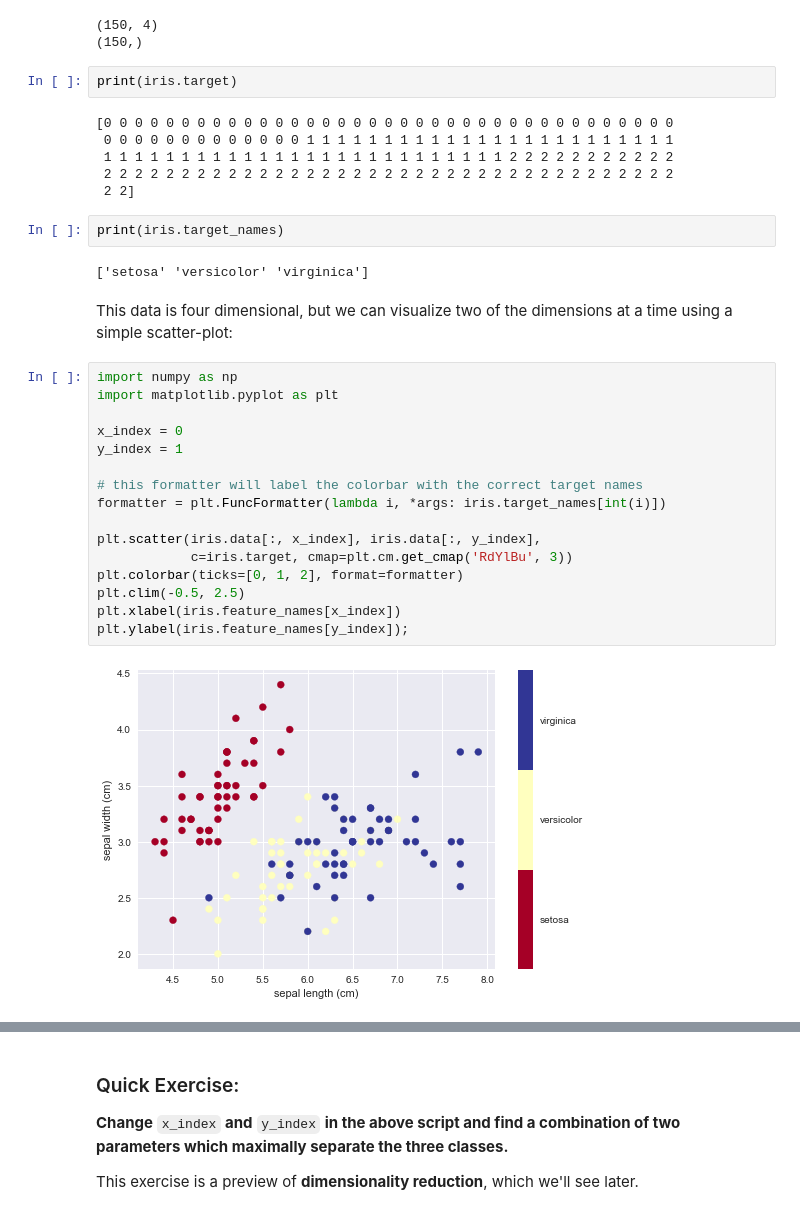
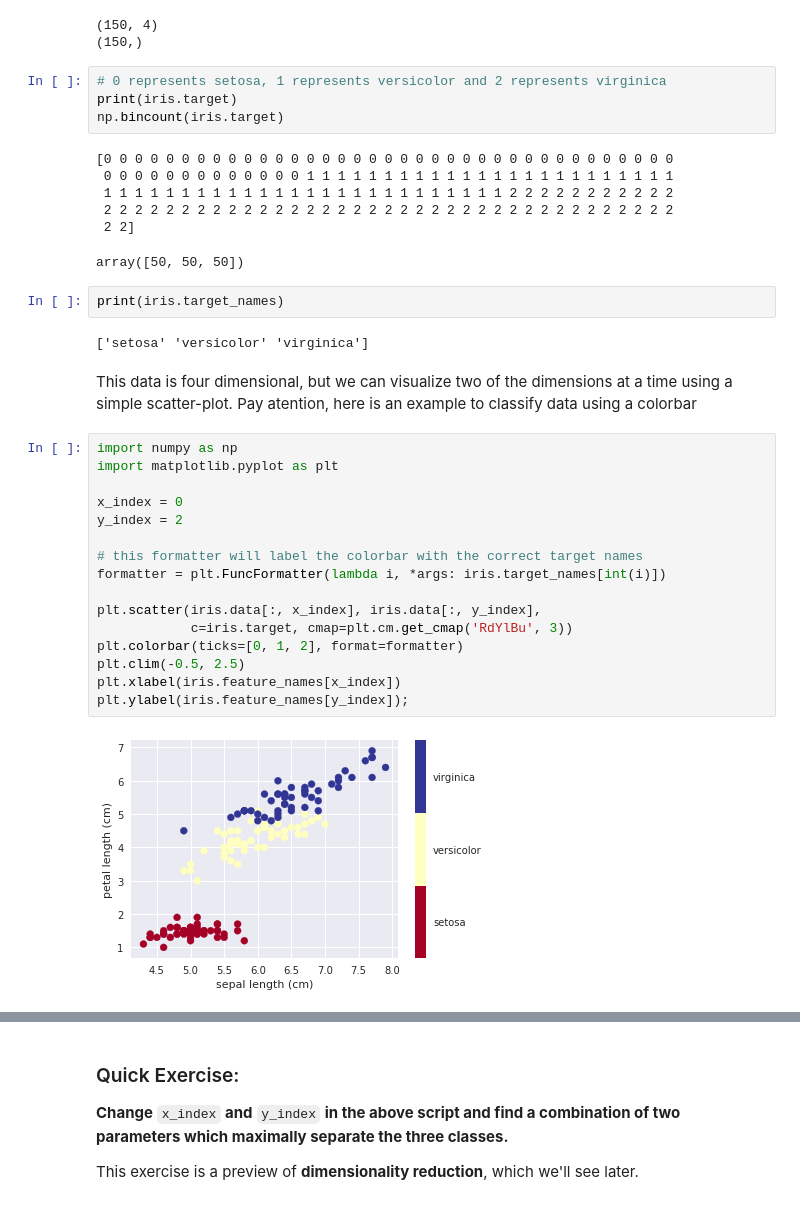
Before and after one commit to EmanuelFontelles/machineLearning, a Jupyter notebook: notebook/01-sklearn/02.1-Machine-Learning-Intro.ipynb, the cells around one changed output, grey strips where cells are left out. Drawn from its saved outputs; the diff is of its cells as text.

```diff
--- a/notebook/01-sklearn/02.1-Machine-Learning-Intro.ipynb
+++ b/notebook/01-sklearn/02.1-Machine-Learning-Intro.ipynb
@@ -179,36 +312,40 @@ print(iris.target.shape)
 # %% [output]
 (150, 4)
 (150,)
-# %%
-print(iris.target)
-# %% [output]
-[0 0 0 0 0 0 0 0 0 0 0 0 0 0 0 0 0 0 0 0 0 0 0 0 0 0 0 0 0 0 0 0 0 0 0 0 0
- 0 0 0 0 0 0 0 0 0 0 0 0 0 1 1 1 1 1 1 1 1 1 1 1 1 1 1 1 1 1 1 1 1 1 1 1 1
- 1 1 1 1 1 1 1 1 1 1 1 1 1 1 1 1 1 1 1 1 1 1 1 1 1 1 2 2 2 2 2 2 2 2 2 2 2
- 2 2 2 2 2 2 2 2 2 2 2 2 2 2 2 2 2 2 2 2 2 2 2 2 2 2 2 2 2 2 2 2 2 2 2 2 2
- 2 2]
+# %%
+# 0 represents setosa, 1 represents versicolor and 2 represents virginica
+print(iris.target)
+np.bincount(iris.target)
+# %% [output]
+[0 0 0 0 0 0 0 0 0 0 0 0 0 0 0 0 0 0 0 0 0 0 0 0 0 0 0 0 0 0 0 0 0 0 0 0 0
+ 0 0 0 0 0 0 0 0 0 0 0 0 0 1 1 1 1 1 1 1 1 1 1 1 1 1 1 1 1 1 1 1 1 1 1 1 1
+ 1 1 1 1 1 1 1 1 1 1 1 1 1 1 1 1 1 1 1 1 1 1 1 1 1 1 2 2 2 2 2 2 2 2 2 2 2
+ 2 2 2 2 2 2 2 2 2 2 2 2 2 2 2 2 2 2 2 2 2 2 2 2 2 2 2 2 2 2 2 2 2 2 2 2 2
+ 2 2]
+array([50, 50, 50])
 # %%
 print(iris.target_names)
 # %% [output]
 ['setosa' 'versicolor' 'virginica']
 # %% [markdown]
 This data is four dimensional, but we can visualize two of the dimensions
-at a time using a simple scatter-plot:
+at a time using a simple scatter-plot. Pay atention, here is an example to
+classify data using a colorbar
 # %%
 import numpy as np
 import matplotlib.pyplot as plt
 
 x_index = 0
-y_index = 1
+y_index = 2
 
 # this formatter will label the colorbar with the correct target names
 formatter = plt.FuncFormatter(lambda i, *args: iris.target_names[int(i)])
 
 plt.scatter(iris.data[:, x_index], iris.data[:, y_index],
             c=iris.target, cmap=plt.cm.get_cmap('RdYlBu', 3))
 plt.colorbar(ticks=[0, 1, 2], format=formatter)
 plt.clim(-0.5, 2.5)
 plt.xlabel(iris.feature_names[x_index])
 plt.ylabel(iris.feature_names[y_index]);
 # %% [output]
-[figure, old version]
+[figure, new version]
```
Also changed, not shown: parts of 12 cells of this notebook.
